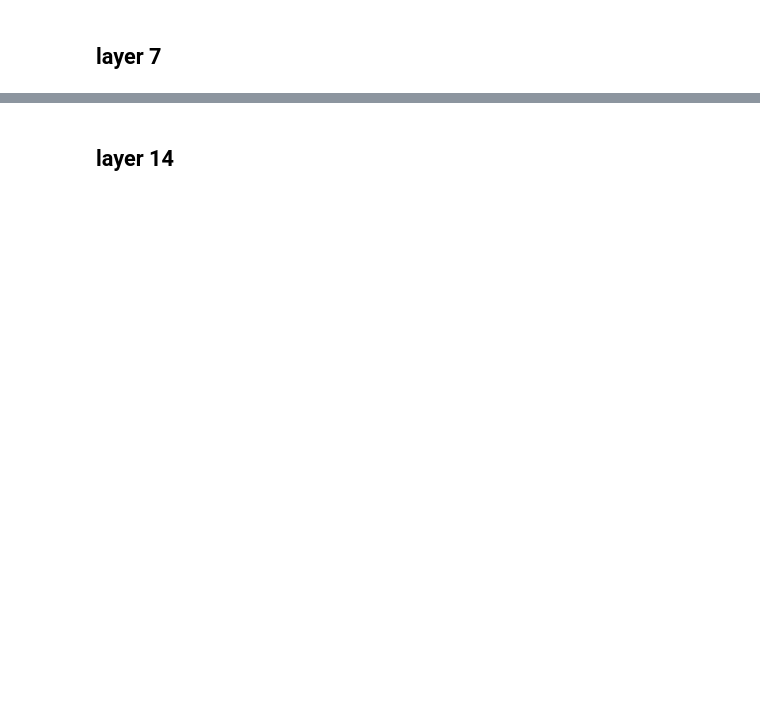
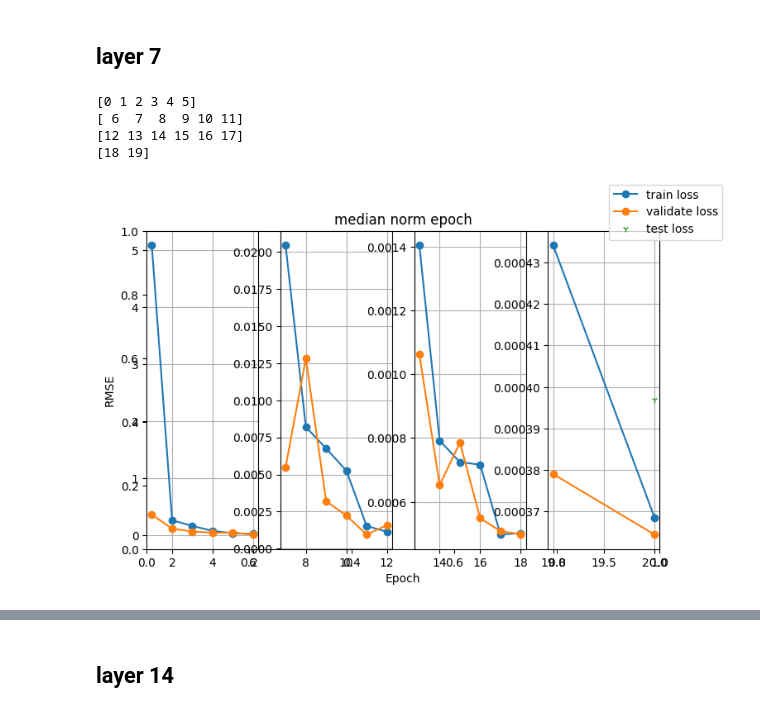
Before and after one commit to Tinrry/anderson, a Jupyter notebook: model_test.ipynb, the cells around one changed output, grey strips where cells are left out. Cells and saved outputs as stored; diff of their text form; code cells hidden in the pictures; blank space fills up the shorter version.

```diff
--- a/model_test.ipynb
+++ b/model_test.ipynb
@@ -66,0 +149,9 @@ def plot_loss_class(file, title, n_model='model_000', train_only=False, begin=0)
+# %%
+# 使用median规范后，进行训练，训练配置文件config_1.json，每个epoch训练的rmse如下图所示。
+subfigure_loss(file='nn_7/loss_1.h5', title="median norm epoch")
+# %% [output]
+[0 1 2 3 4 5]
+[ 6  7  8  9 10 11]
+[12 13 14 15 16 17]
+[18 19]
+[figure, added]
```
Also changed, not shown: parts of 17 cells of this notebook, 4 other files.
